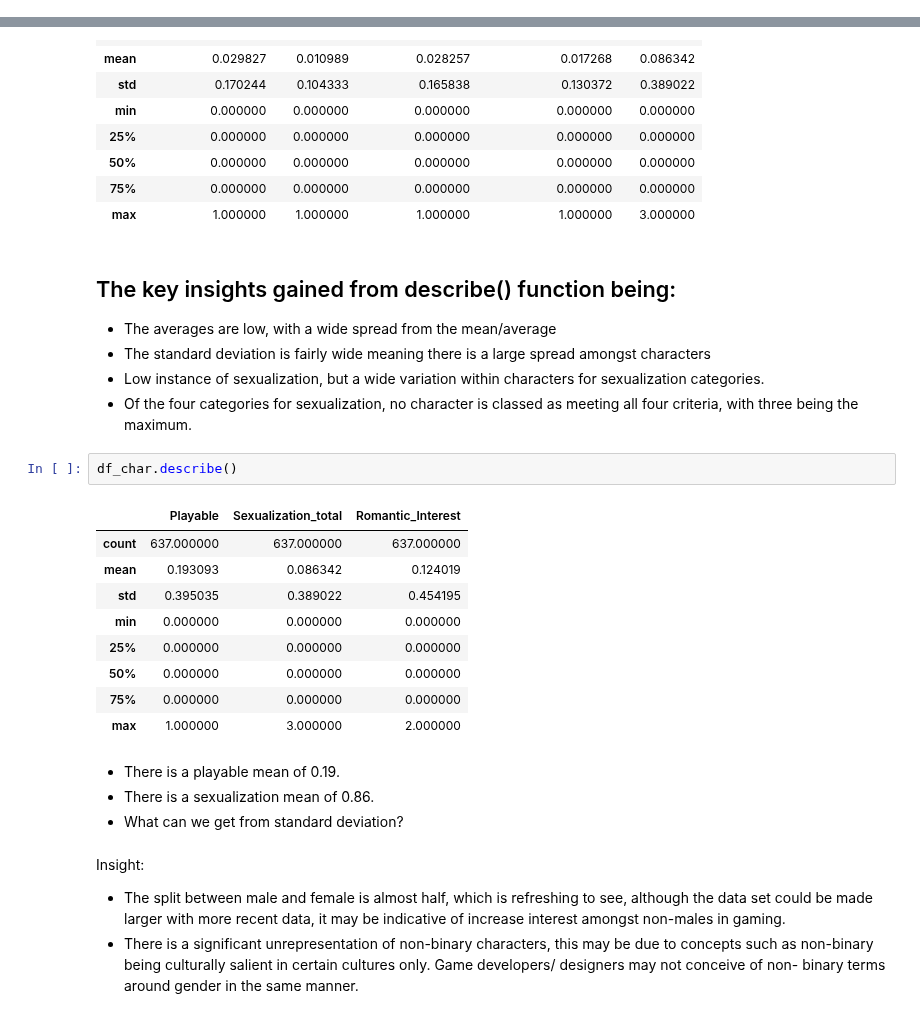
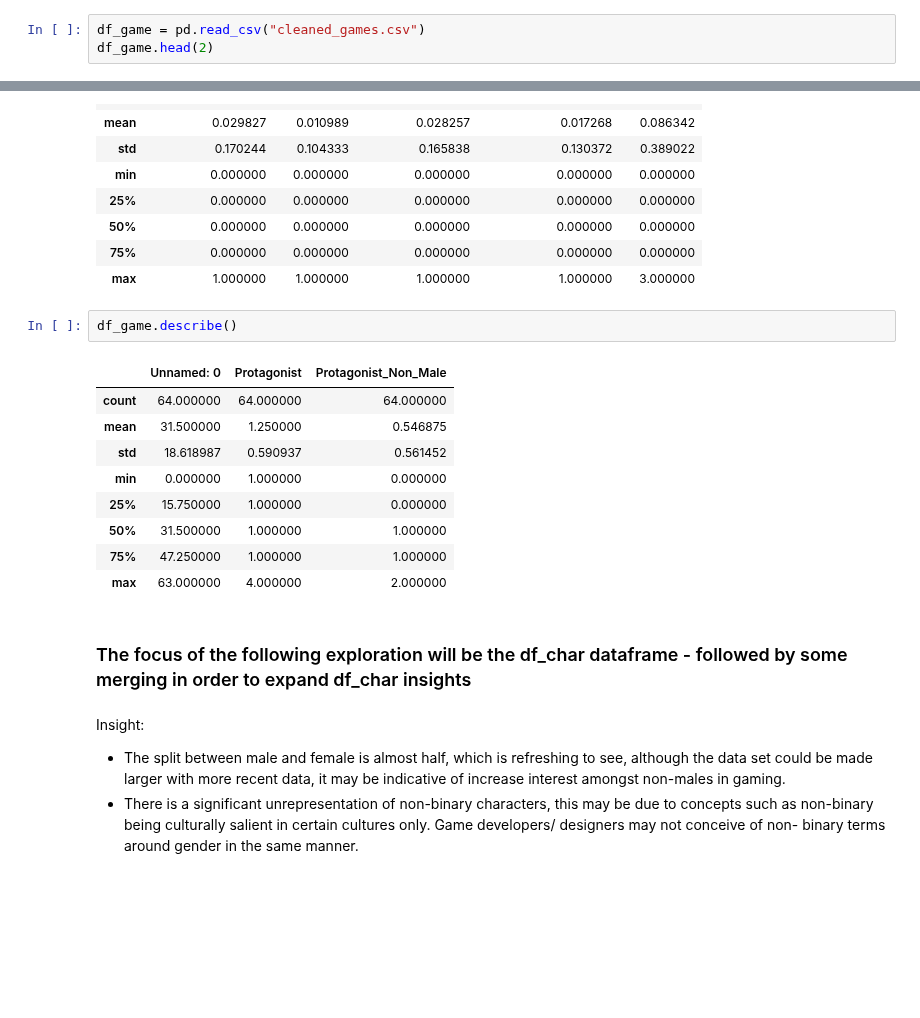
Before and after one commit to hayleyyryan/CFG_Degree_Project_Group_4, a Jupyter notebook: notebooks/archive/character_and_sexualization.ipynb, the cells around one changed output, grey strips where cells are left out. Saved outputs shown, nothing was run; the diff lists cells and outputs as text; blank space fills up the shorter version.

```diff
--- a/notebooks/archive/character_and_sexualization.ipynb
+++ b/notebooks/archive/character_and_sexualization.ipynb
@@ -45,0 +29,3 @@ df_sex
+# %%
+df_game = pd.read_csv("cleaned_games.csv")
+df_game.head(2)
@@ -84,28 +115,20 @@ df_sex.describe()
 | 50% | 0.000000 | 0.000000 | 0.000000 | 0.000000 | 0.000000 |
 | 75% | 0.000000 | 0.000000 | 0.000000 | 0.000000 | 0.000000 |
 | max | 1.000000 | 1.000000 | 1.000000 | 1.000000 | 3.000000 |
-# %% [markdown]
-## The key insights gained from describe() function being:
-* The averages are low, with a wide spread from the mean/average
-* The standard deviation is fairly wide meaning there is a large spread amongst characters
-* Low instance of sexualization, but a wide variation within characters for sexualization categories.
-* Of the four categories for sexualization, no character is classed as meeting all four criteria, with three being the maximum.
 # %%
-df_char.describe()
+df_game.describe()
 # %% [output]
-|  | Playable | Sexualization_total | Romantic_Interest |
-| count | 637.000000 | 637.000000 | 637.000000 |
-| mean | 0.193093 | 0.086342 | 0.124019 |
-| std | 0.395035 | 0.389022 | 0.454195 |
-| min | 0.000000 | 0.000000 | 0.000000 |
-| 25% | 0.000000 | 0.000000 | 0.000000 |
-| 50% | 0.000000 | 0.000000 | 0.000000 |
-| 75% | 0.000000 | 0.000000 | 0.000000 |
-| max | 1.000000 | 3.000000 | 2.000000 |
+|  | Unnamed: 0 | Protagonist | Protagonist_Non_Male |
+| count | 64.000000 | 64.000000 | 64.000000 |
+| mean | 31.500000 | 1.250000 | 0.546875 |
+| std | 18.618987 | 0.590937 | 0.561452 |
+| min | 0.000000 | 1.000000 | 0.000000 |
+| 25% | 15.750000 | 1.000000 | 0.000000 |
+| 50% | 31.500000 | 1.000000 | 1.000000 |
+| 75% | 47.250000 | 1.000000 | 1.000000 |
+| max | 63.000000 | 4.000000 | 2.000000 |
-# %% [markdown]
-* There is a playable mean of 0.19.
-* There is a sexualization mean of 0.86.
-* What can we get from standard deviation?
+# %% [markdown]
+### The focus of the following exploration will be the df_char dataframe - followed by some merging in order to expand df_char insights
 # %% [markdown]
 Insight:
 * The split between male and female is almost half, which is refreshing to see, although the data set could be made larger with more recent data, it may be indicative of increase interest amongst non-males in gaming.
```
Also changed, not shown: parts of 91 cells of this notebook.
